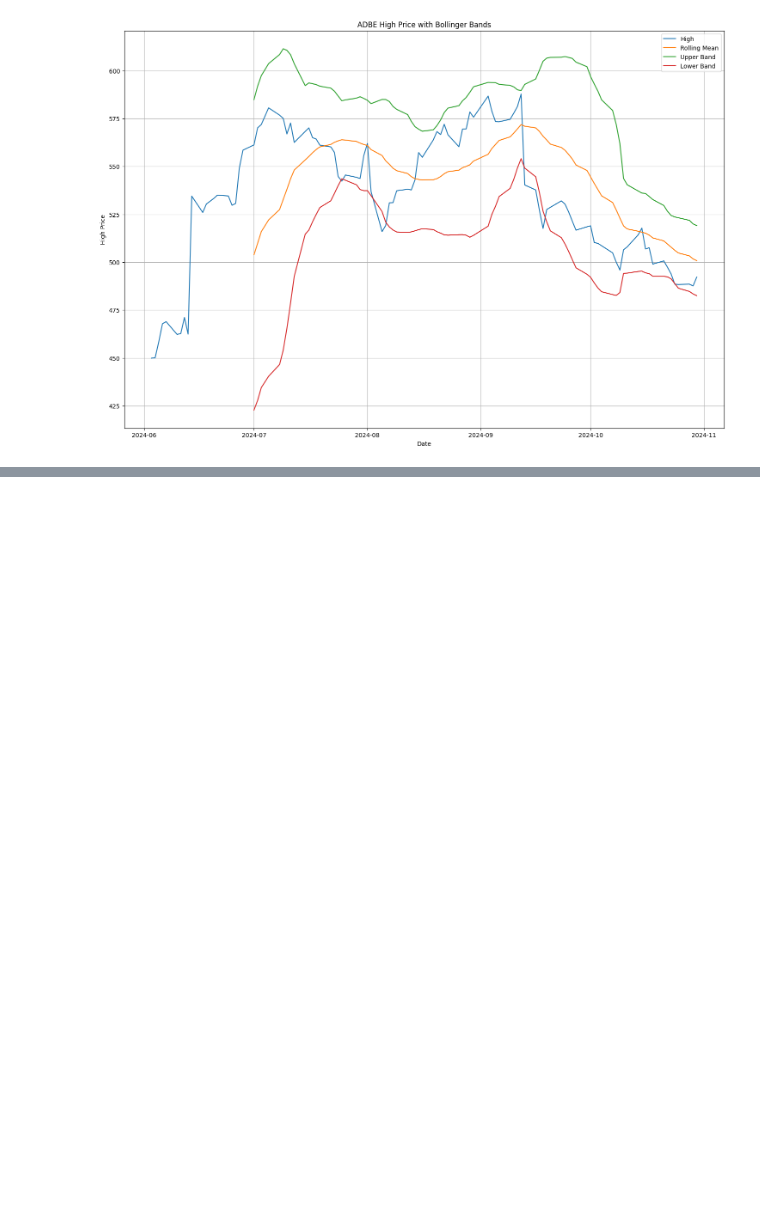
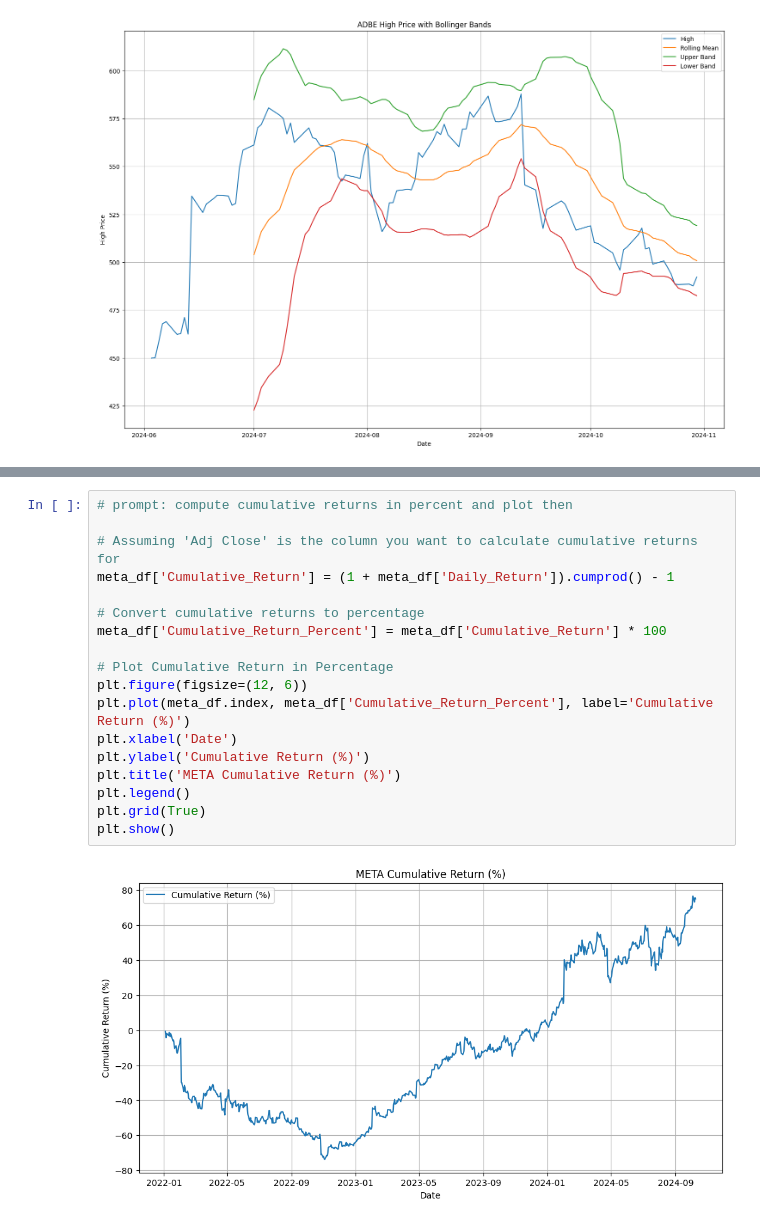
Before and after one commit to aaditya-007/Notebooks, a Jupyter notebook: stocks.ipynb, the cells around one changed output, grey strips where cells are left out. Saved outputs shown, nothing was run; the diff lists cells and outputs as text; blank space fills up the shorter version.

```diff
--- a/stocks.ipynb
+++ b/stocks.ipynb
@@ -123,0 +145,20 @@ for ticker, df in stock_dfs.items():
+# %%
+# prompt: compute cumulative returns in percent and plot then
+
+# Assuming 'Adj Close' is the column you want to calculate cumulative returns for
+meta_df['Cumulative_Return'] = (1 + meta_df['Daily_Return']).cumprod() - 1
+
+# Convert cumulative returns to percentage
+meta_df['Cumulative_Return_Percent'] = meta_df['Cumulative_Return'] * 100
+
+# Plot Cumulative Return in Percentage
+plt.figure(figsize=(12, 6))
+plt.plot(meta_df.index, meta_df['Cumulative_Return_Percent'], label='Cumulative Return (%)')
+plt.xlabel('Date')
+plt.ylabel('Cumulative Return (%)')
+plt.title('META Cumulative Return (%)')
+plt.legend()
+plt.grid(True)
+plt.show()
+# %% [output]
+[figure, added]
```
Also changed, not shown: parts of 1 cell of this notebook.
